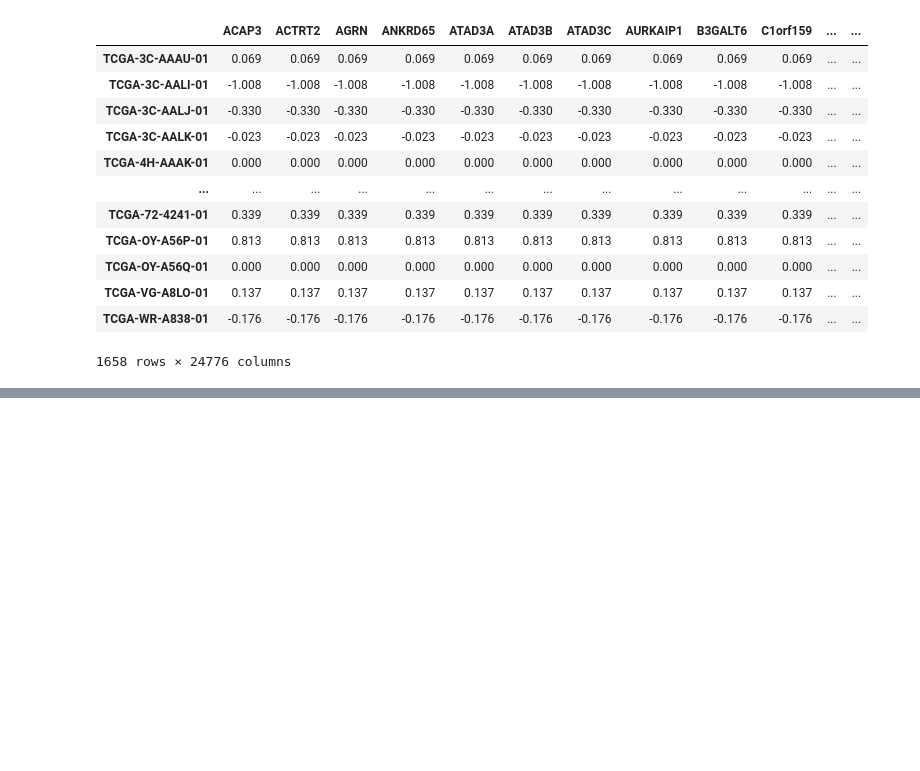
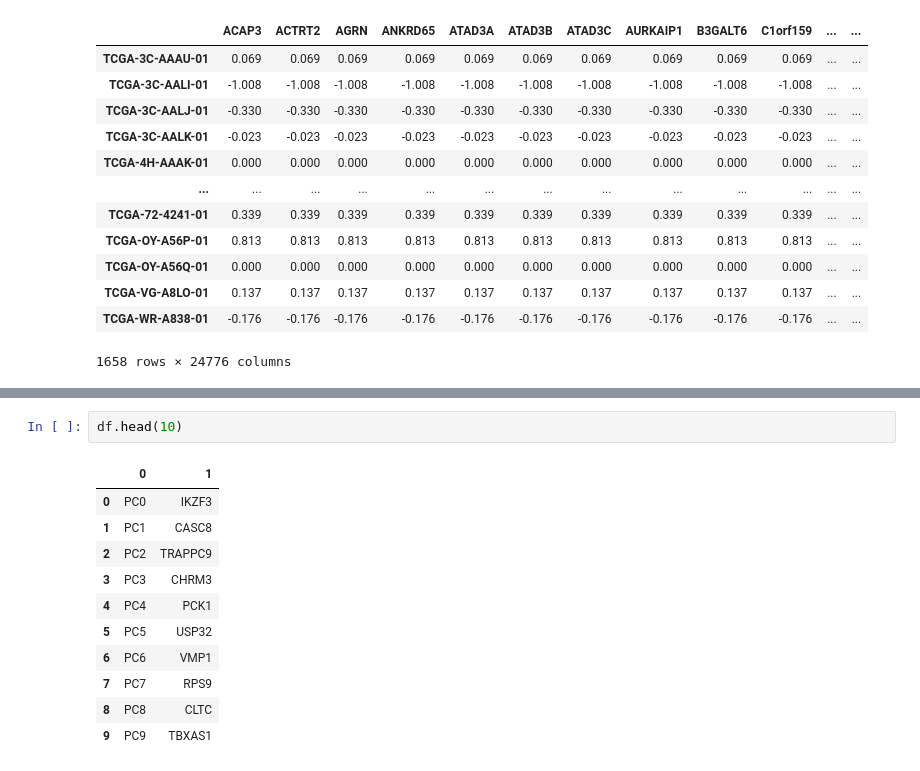
Before and after one commit to behradkoohy/comp3212-cancer-exploration, a Jupyter notebook: 1.decision_trees.ipynb, the cells around one changed output, grey strips where cells are left out. Cells and saved outputs as stored; diff of their text form; blank space fills up the shorter version.

```diff
--- a/1.decision_trees.ipynb
+++ b/1.decision_trees.ipynb
@@ -300,0 +341,14 @@ X
+# %%
+df.head(10)
+# %% [output]
+|  | 0 | 1 |
+| 0 | PC0 | IKZF3 |
+| 1 | PC1 | CASC8 |
+| 2 | PC2 | TRAPPC9 |
+| 3 | PC3 | CHRM3 |
+| 4 | PC4 | PCK1 |
+| 5 | PC5 | USP32 |
+| 6 | PC6 | VMP1 |
+| 7 | PC7 | RPS9 |
+| 8 | PC8 | CLTC |
+| 9 | PC9 | TBXAS1 |
```
Also changed, not shown: parts of 8 cells of this notebook, 1 other file.
